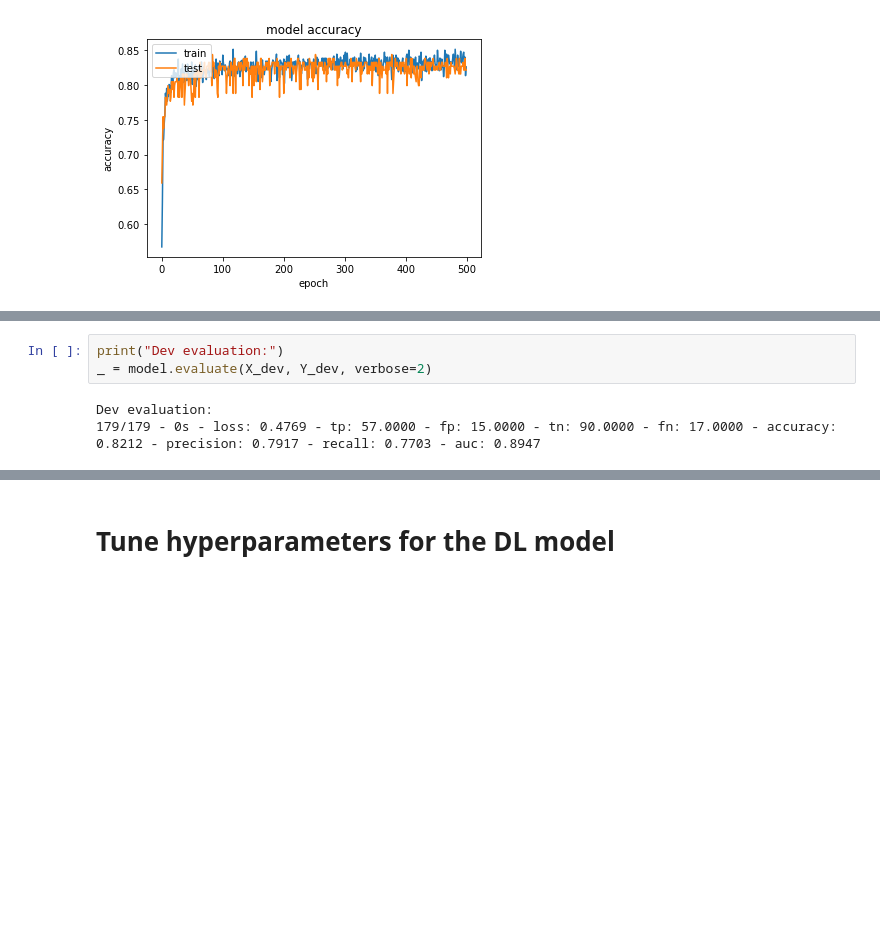
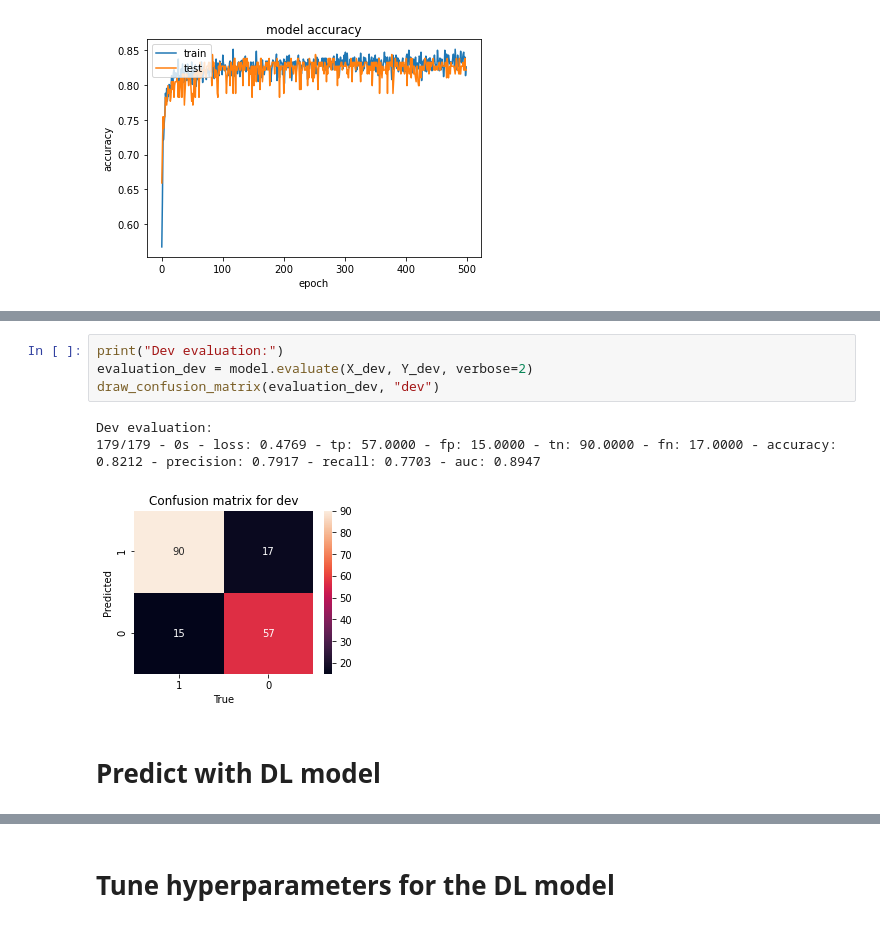
Before and after one commit to Witalia008/kaggle-public, a Jupyter notebook: titanic/TitanicDL.ipynb, the cells around one changed output, grey strips where cells are left out. Saved outputs shown, nothing was run; the diff lists cells and outputs as text; blank space fills up the shorter version.

```diff
--- a/titanic/TitanicDL.ipynb
+++ b/titanic/TitanicDL.ipynb
@@ -419,6 +439,10 @@ Train evaluation:
 # %%
 print("Dev evaluation:")
-_ = model.evaluate(X_dev, Y_dev, verbose=2)
+evaluation_dev = model.evaluate(X_dev, Y_dev, verbose=2)
+draw_confusion_matrix(evaluation_dev, "dev")
 # %% [output]
 Dev evaluation:
 179/179 - 0s - loss: 0.4769 - tp: 57.0000 - fp: 15.0000 - tn: 90.0000 - fn: 17.0000 - accuracy: 0.8212 - precision: 0.7917 - recall: 0.7703 - auc: 0.8947
+[figure, added]
+# %% [markdown]
+# Predict with DL model
```
Also changed, not shown: parts of 16 cells of this notebook, 5 other files.
